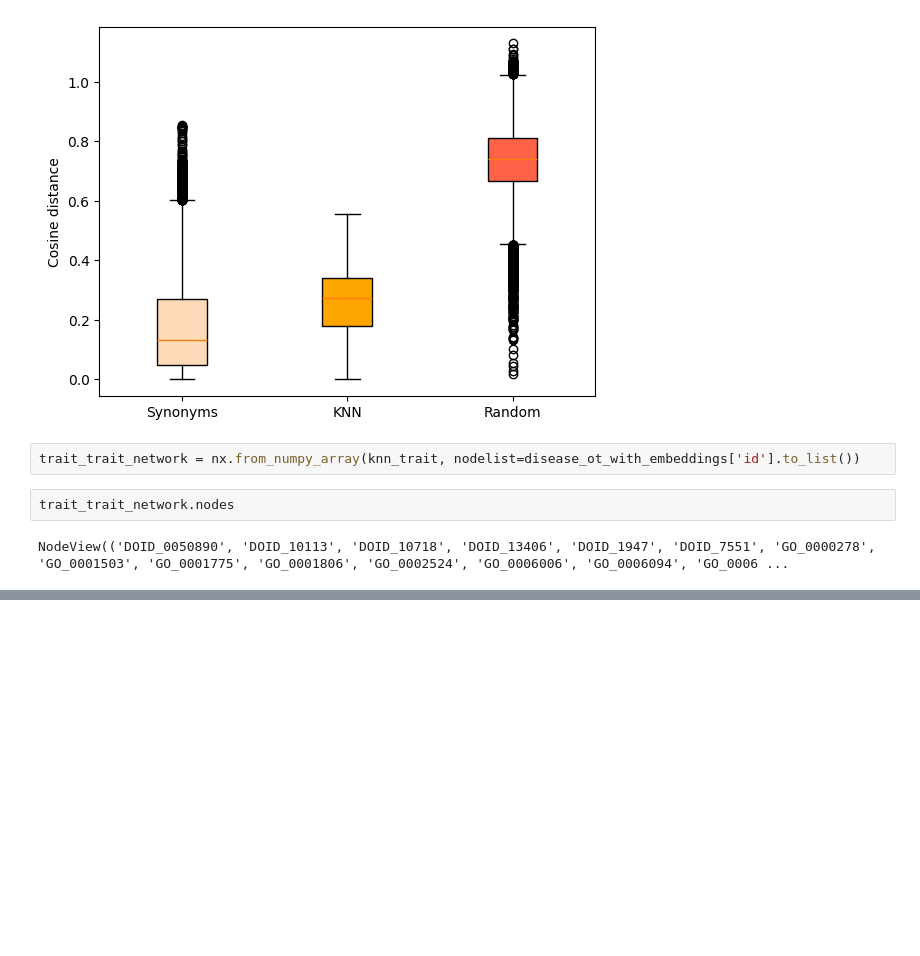
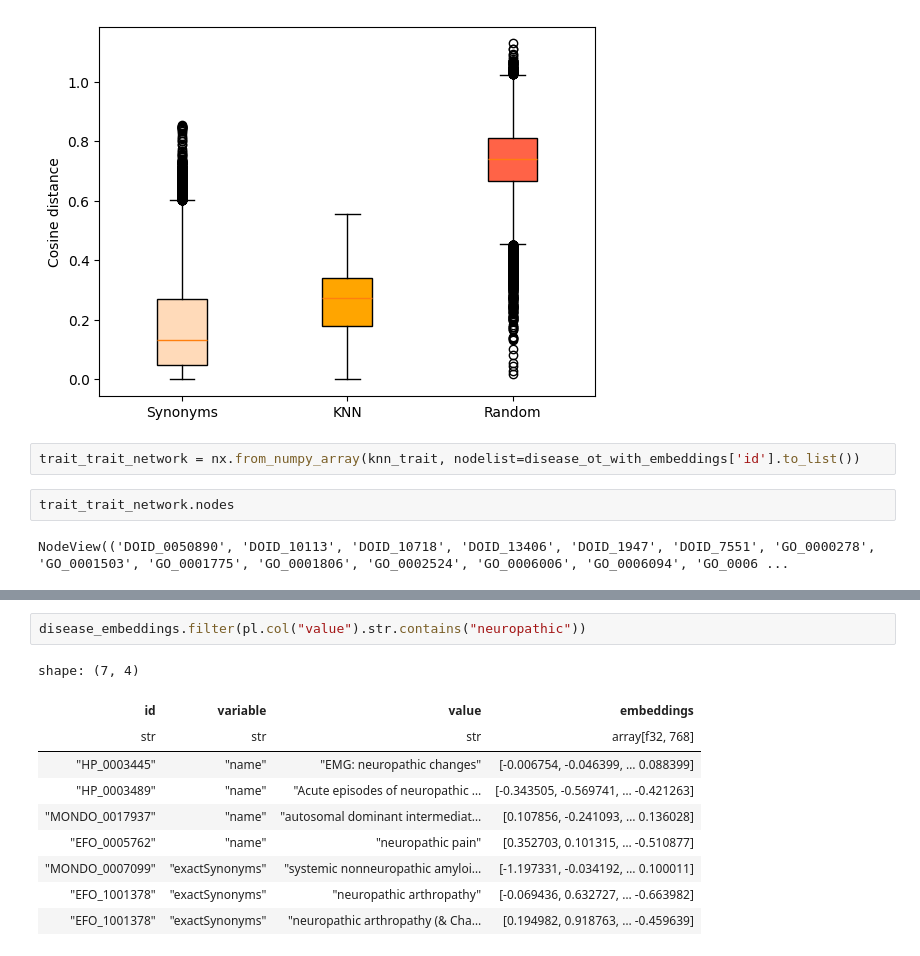
Before and after one commit to simonetome/trait-weaver-NLP, a Jupyter notebook: notebooks/1_embedding_distances.ipynb, the cells around one changed output, grey strips where cells are left out. Drawn from its saved outputs; the diff is of its cells as text; blank space fills up the shorter version.

```diff
--- a/notebooks/1_embedding_distances.ipynb
+++ b/notebooks/1_embedding_distances.ipynb
@@ -218,0 +219,13 @@ NodeView(('EFO_0007523', 'DOID_1947', 'EFO_0007520', 'EFO_0007517', 'EFO_0007521
+# %%
+disease_embeddings.filter(pl.col("value").str.contains("neuropathic"))
+# %% [output]
+shape: (7, 4)
+| id | variable | value | embeddings |
+| str | str | str | array[f32, 768] |
+| "HP_0003445" | "name" | "EMG: neuropathic changes" | [-0.006754, -0.046399, … 0.088399] |
+| "HP_0003489" | "name" | "Acute episodes of neuropathic … | [-0.343505, -0.569741, … -0.421263] |
+| "MONDO_0017937" | "name" | "autosomal dominant intermediat… | [0.107856, -0.241093, … 0.136028] |
+| "EFO_0005762" | "name" | "neuropathic pain" | [0.352703, 0.101315, … -0.510877] |
+| "MONDO_0007099" | "exactSynonyms" | "systemic nonneuropathic amyloi… | [-1.197331, -0.034192, … 0.100011] |
+| "EFO_1001378" | "exactSynonyms" | "neuropathic arthropathy" | [-0.069436, 0.632727, … -0.663982] |
+| "EFO_1001378" | "exactSynonyms" | "neuropathic arthropathy (& Cha… | [0.194982, 0.918763, … -0.459639] |
```
Also changed, not shown: parts of 4 cells of this notebook, 1 other file.
